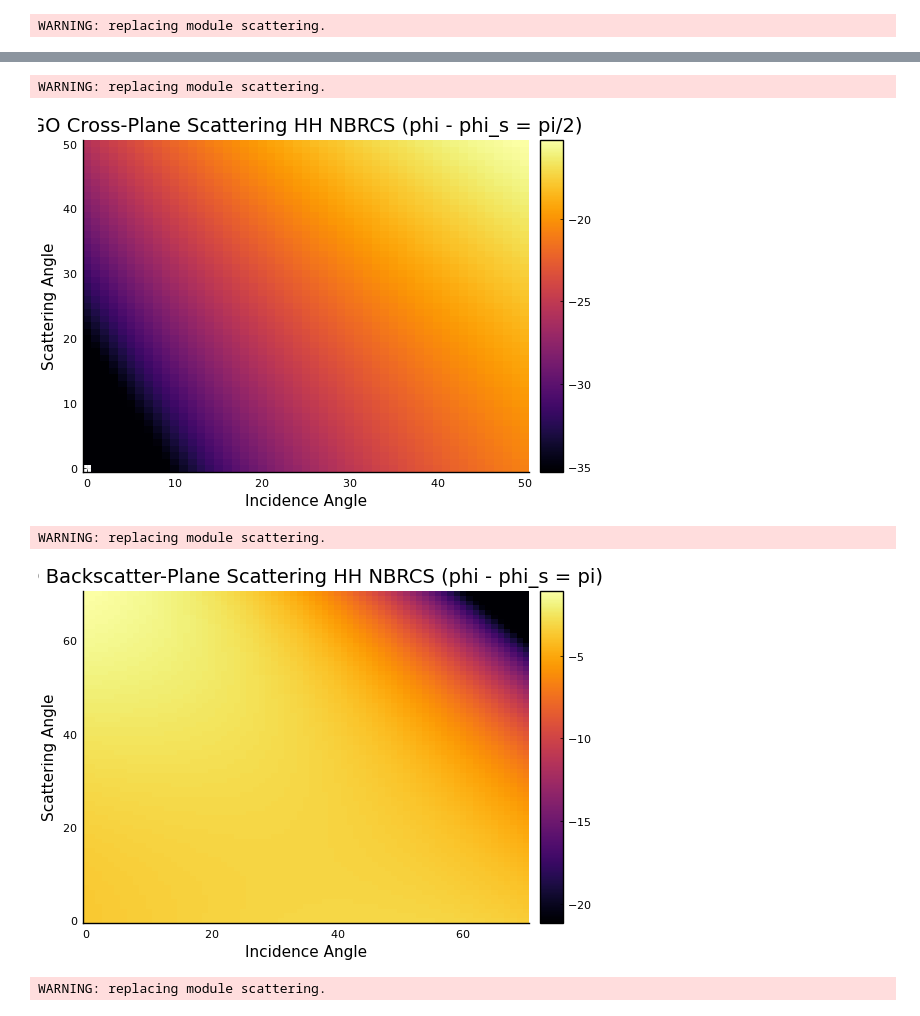
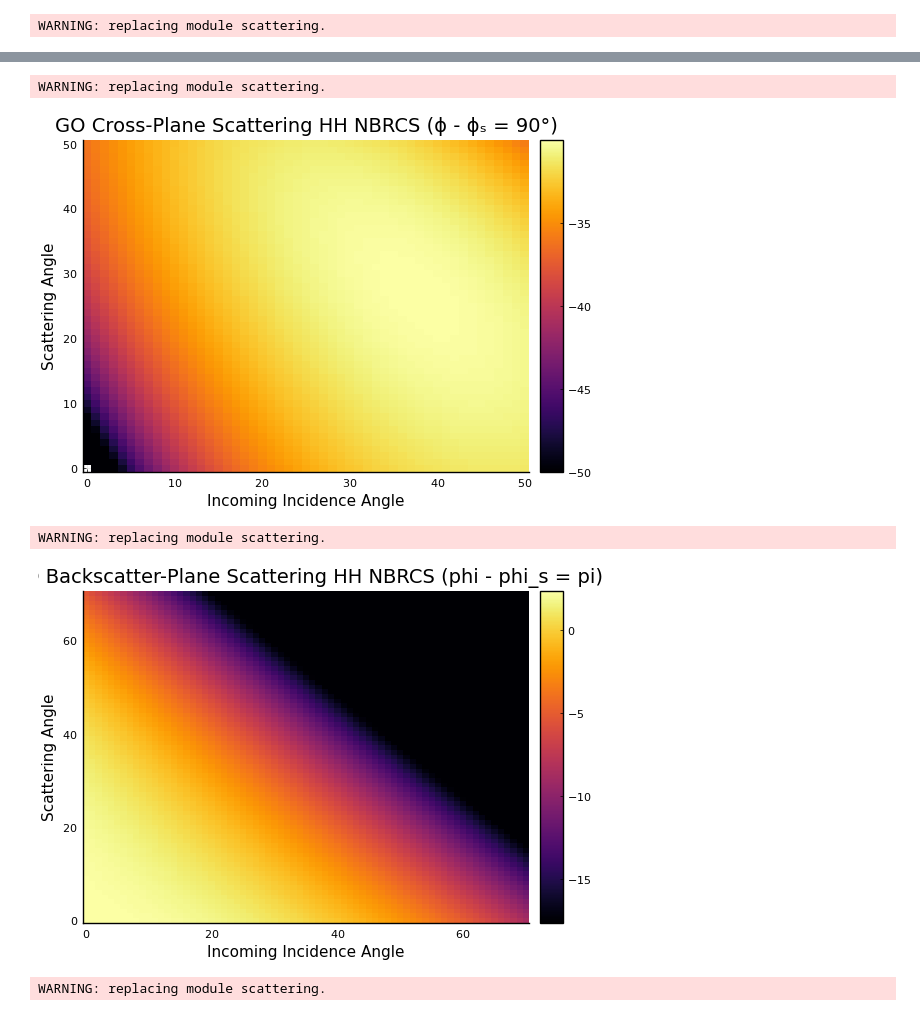
Before and after one commit to darts-team/DartsTST.jl, a Jupyter notebook: examples/scattering_example.ipynb, the cells around one changed output, grey strips where cells are left out. Saved outputs shown, nothing was run; the diff lists cells and outputs as text; code cells hidden in the pictures.

Commit message:
updating scattering example plots

```diff
--- a/examples/scattering_example.ipynb
+++ b/examples/scattering_example.ipynb
@@ -44,4 +59,10 @@ WARNING: replacing module scattering.
 # %%
+## This cell uses the full bistatic version of the KA-GO codes (no assumptions about incident and scattered angles)
+# In the plot, the incidence angles of the incoming and scattered directions vary, and the azimuth is fixed to be 90deg
+# apart. 180 degrees = backscatter, 0 degrees = directly forward scatter, so 90 is what I call the "cross-plane" since it is
+# perpendicular to the incoming signal plane
+
+
 # import Pkg; Pkg.add("PyPlot")
 pyplot()
 include("../modules/scattering.jl")
@@ -49,47 +70,52 @@ include("../modules/scattering.jl")
 θᵥ = .2 # let's go with 20% soil moisture content
 λ = 25e-2 # assume 25cm wavelength?
 l = 5 # 1m correlation length?
-σ = 2 # 2m RMS surface roughness
+σ = 1 # 2m RMS surface roughness
 θᵢ = 0:50
 θₛ = 0:50
 ϕ = 0
 ϕₛ = 90
 
 N = length(θᵢ)
 M = length(θₛ)
 σʳ_vh = zeros(N,M)
 σʳ_hv = zeros(N,M)
 σʳ_vv = zeros(N,M)
 σʳ_hh = zeros(N,M)
 if λ*σ < l^2/2.76
     for i = 1 :N
         for j = 1 : M
             σʳ_vh[i,j],  σʳ_hv[i,j],  σʳ_vv[i,j],  σʳ_hh[i,j] = scattering.BRCS_KA.(λ,θᵢ[i],ϕ,θₛ[j],ϕₛ,σ,l,θᵥ)
         end
     end
 else
     display("Doesn't meet surface criteria")
 end
+
 # plot(θ,σʳ_vh,label="vh")
 # plot!(θ,σʳ_hv,label="hv")
 # plot!(θ,σʳ_vv,label="vv")
 # plot!(θ,σʳ_hh,label="hh")
 # plot!(title = "KA-GO Scattering", xlabel = "Incidence Angle", ylabel = "NBRCS")
 
 # heatmap(θᵢ,θₛ,σʳ_vv,xlabel="Incidence Angle",ylabel="Scattering Angle",title="GO Cross-Plane Scattering VV NBRCS (phi - phi_s = pi/2)")
 peak_value = maximum(10*log10.(σʳ_hh[:]))
-heatmap(θᵢ,θₛ,10*log10.(σʳ_hh),xlabel="Incidence Angle",ylabel="Scattering Angle",
-    title="GO Cross-Plane Scattering HH NBRCS (phi - phi_s = pi/2)",clim=(peak_value-20, peak_value))
+heatmap(θᵢ,θₛ,10*log10.(σʳ_hh),xlabel="Incoming Incidence Angle",ylabel="Scattering Angle",
+    title="GO Cross-Plane Scattering HH NBRCS (ϕ - ϕₛ = 90°)",clim=(peak_value-20, peak_value))
 # %% [output]
 WARNING: replacing module scattering.
-[figure, old version]
+[figure, new version]
 # %%
+## This cell is the same as the previous, except we are looking in the "backscatter plane" The diagonal where
+#  incidence = scattering angles would be the exact backscattering direction.
+# It looks like the roll off of sigma_0 is relatively slow as you depart from the back scatter direction in either incident
+
 include("../modules/scattering.jl")
 # plot BRCS of KA-GO in for varying incidence/scattering angles only for a single soil moisture value
 θᵥ = .2 # let's go with 20% soil moisture content
 λ = 25e-2 # assume 25cm wavelength?
 l = 5 # 5m correlation length?
-σ = 2 # 2m RMS surface roughness
+σ = 1 # m RMS surface roughness
 θᵢ = 0:70
 θₛ = 0:70
 ϕ = 0
@@ -118,10 +144,10 @@ end
 
 peak_value = 10*log10(maximum(σʳ_hh))
 heatmap(θᵢ, θₛ, 10*log10.(σʳ_hh),
-xlabel="Incidence Angle",ylabel="Scattering Angle",
+xlabel="Incoming Incidence Angle",ylabel="Scattering Angle",
 title="GO Backscatter-Plane Scattering HH NBRCS (phi - phi_s = pi)",
 clim=(peak_value-20, peak_value))
 # %% [output]
 WARNING: replacing module scattering.
-[figure, old version]
+[figure, new version]
 # %%
```
Also changed, not shown: parts of 11 cells of this notebook.
